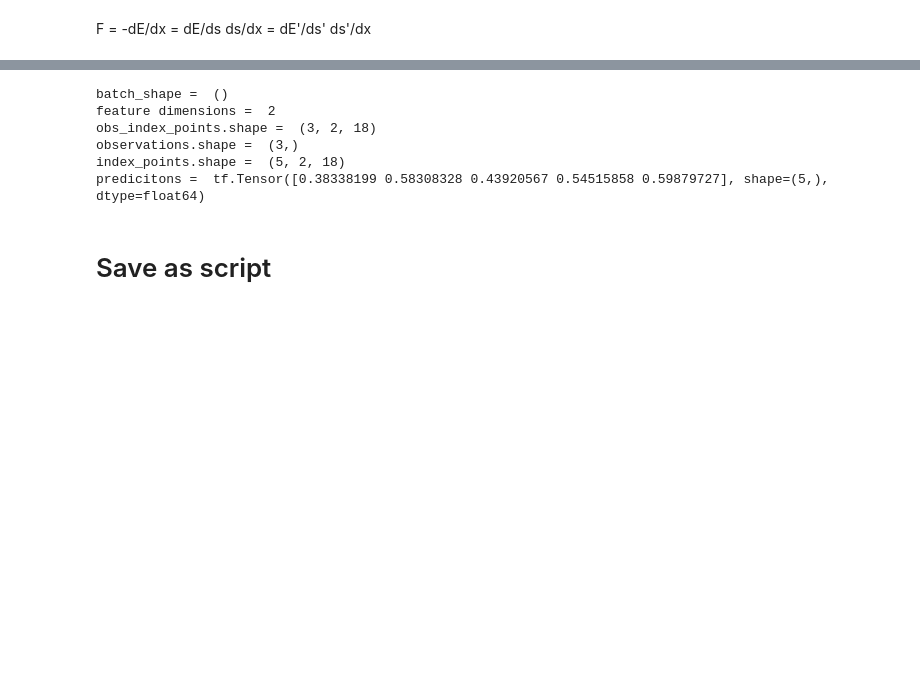
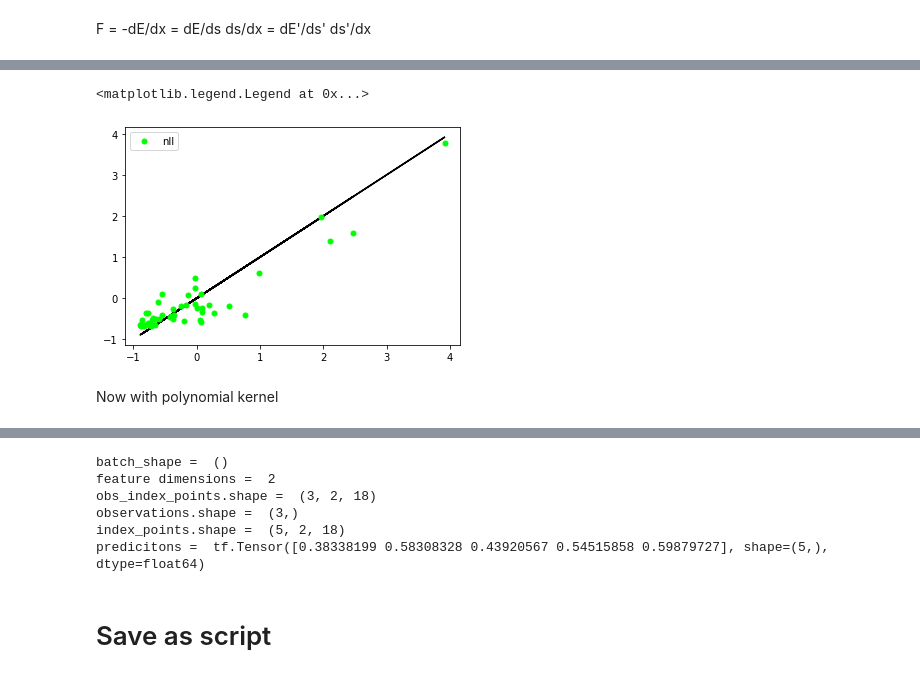
Before and after one commit to alvarovm/minigap, a Jupyter notebook: notebooks/miniGAP.ipynb, the cells around one changed output, grey strips where cells are left out. Drawn from its saved outputs; the diff is of its cells as text; code cells hidden in the pictures; blank space fills up the shorter version.

```diff
--- a/notebooks/miniGAP.ipynb
+++ b/notebooks/miniGAP.ipynb
@@ -574,0 +814,26 @@ Least-squares regresion for Fz(z) produces the line line m z+b with m = 0.98695
+# %%
+# Collect input data for soap->energy/forces learning model without looping
+# Unlike above (in the Plottable_Model_Errors cell) I am collecting forces here as well
+
+# MD parameters
+my_temp=300
+my_n = 500
+my_calc = "EMT"
+my_md_seed = 1
+
+# SOAP parameters
+get_local_descriptors = True
+my_nmax=1
+my_lmax=1
+
+
+#AtomsList = read("../data/ManyGraphenes.gz", ":{}".format(my_n))
+AtomsList = read("../data/distorted_propanol.extxyz.gz", ":{}".format(my_n))
+PosList =  np.array([atoms.positions for atoms in AtomsList])#[:,1]# only get position of one atom while we are doing global soap
+
+EnergyList = np.array([atom.get_potential_energy() for atom in AtomsList], dtype=np.float64) # I had to change this to potential energy or the derivative doesn't work
+ForceList = np.array([atom.get_forces() for atom in AtomsList], dtype=np.float64)#[:,1] # only get force of one atom while we are doing global soap
+SoapDerivativeList, SoapList = get_dscribe_descriptors(AtomsList, species=np.unique(AtomsList[0].get_chemical_symbols()), is_global= not get_local_descriptors, return_derivatives=True, nmax=my_nmax, lmax=my_lmax)
+#SoapDerivativeList = SoapDerivativeList[:,0,:,:,:]; SoapList = SoapList[:,0,:] # Using global soap right now so we can remove the local descriptor index
+SoapList = SoapList[:,0,:]
+#SoapList = SoapList.reshape(len(SoapList),-1)
@@ -574,0 +1098,13 @@ Least-squares regresion for Fz(z) produces the line line m z+b with m = 0.98695
+# %%
+plot_custom = False; plot_nll = True
+plt.plot(test_ens, test_ens, "-", c="k")
+if plot_custom:
+    plt.plot(test_ens, predict_ens_custom,"o", label="custom", c="violet", ms=10)
+if plot_nll:
+    plt.plot(test_ens, predict_ens_nll,"o", label="nll", c="lime", ms=5)
+plt.legend()
+# %% [output]
+<matplotlib.legend.Legend at 0x...>
+[figure, added]
+# %% [markdown]
+Now with polynomial kernel
```
Also changed, not shown: parts of 16 cells of this notebook.
